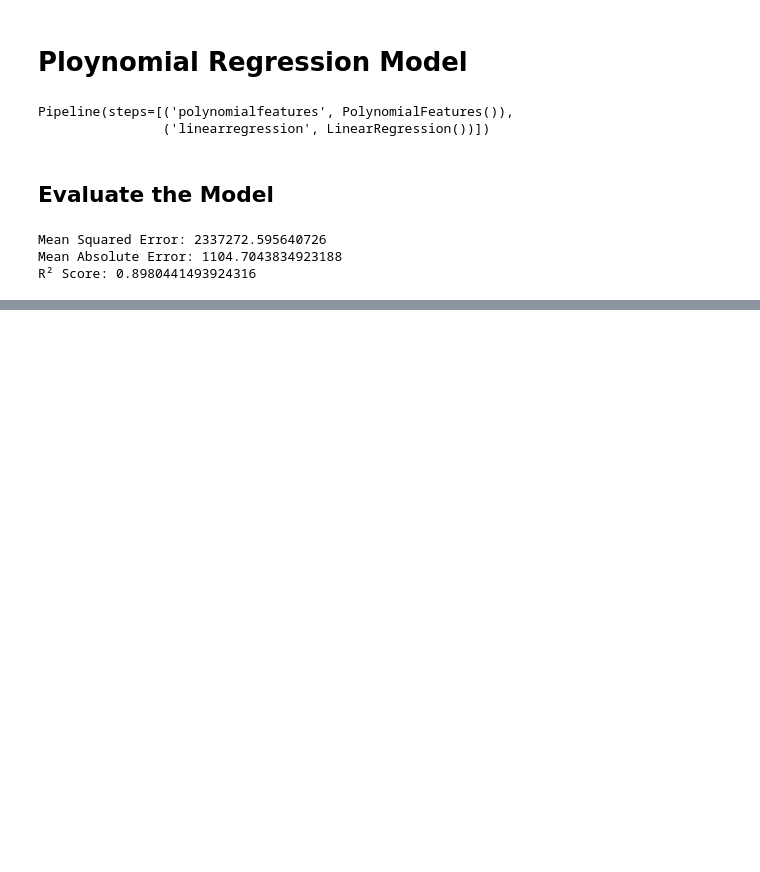
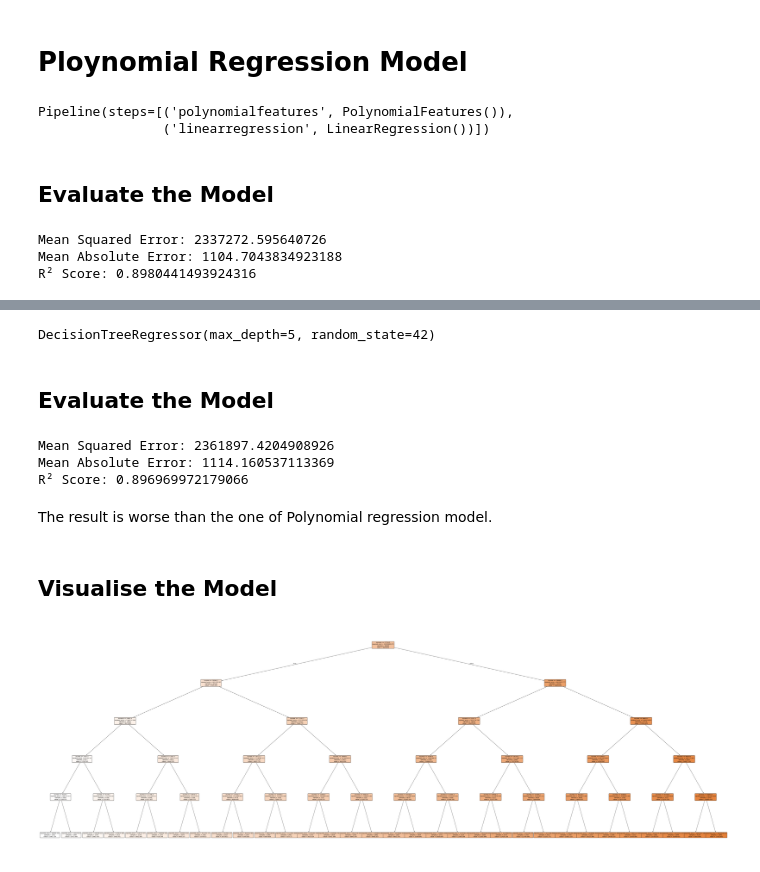
Before and after one commit to BlancJH/Customer-Purchase-Behaviour-Analysis, a Jupyter notebook: notebooks/model_experiments.ipynb, the cells around one changed output, grey strips where cells are left out. Cells and saved outputs as stored; diff of their text form; code cells hidden in the pictures; blank space fills up the shorter version.

Commit message:
Decision Tree Regressor

```diff
--- a/notebooks/model_experiments.ipynb
+++ b/notebooks/model_experiments.ipynb
@@ -120,0 +123,34 @@ This could be because the relationship of income and purchase amount is linear.
+# %%
+tree_model = DecisionTreeRegressor(max_depth=5, random_state=42)  # Limit depth to avoid overfitting
+tree_model.fit(X_train, y_train)
+# %% [output]
+DecisionTreeRegressor(max_depth=5, random_state=42)
+# %% [markdown]
+## Evaluate the Model
+# %%
+# Make predictions
+y_pred = tree_model.predict(X_test)
+
+# Evaluate performance
+mse = mean_squared_error(y_test, y_pred)
+mae = mean_absolute_error(y_test, y_pred)
+r2 = r2_score(y_test, y_pred)
+
+print(f"Mean Squared Error: {mse}")
+print(f"Mean Absolute Error: {mae}")
+print(f"R² Score: {r2}")
+# %% [output]
+Mean Squared Error: 2361897.4204908926
+Mean Absolute Error: 1114.160537113369
+R² Score: 0.896969972179066
+# %% [markdown]
+The result is worse than the one of Polynomial regression model.
+# %% [markdown]
+## Visualise the Model
+# %%
+# Plot the tree
+plt.figure(figsize=(90, 30))
+plot_tree(tree_model, feature_names=X_train.columns, filled=True, rounded=True, fontsize=10)
+plt.show()
+# %% [output]
+[figure, added]
```
Also changed, not shown: parts of 3 cells of this notebook.
